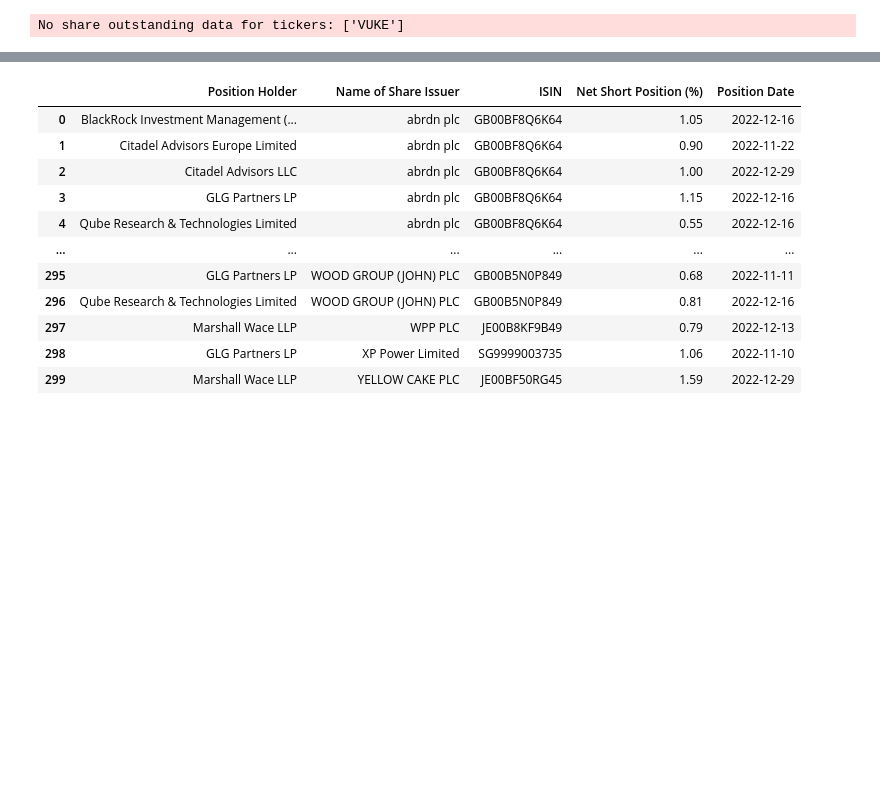
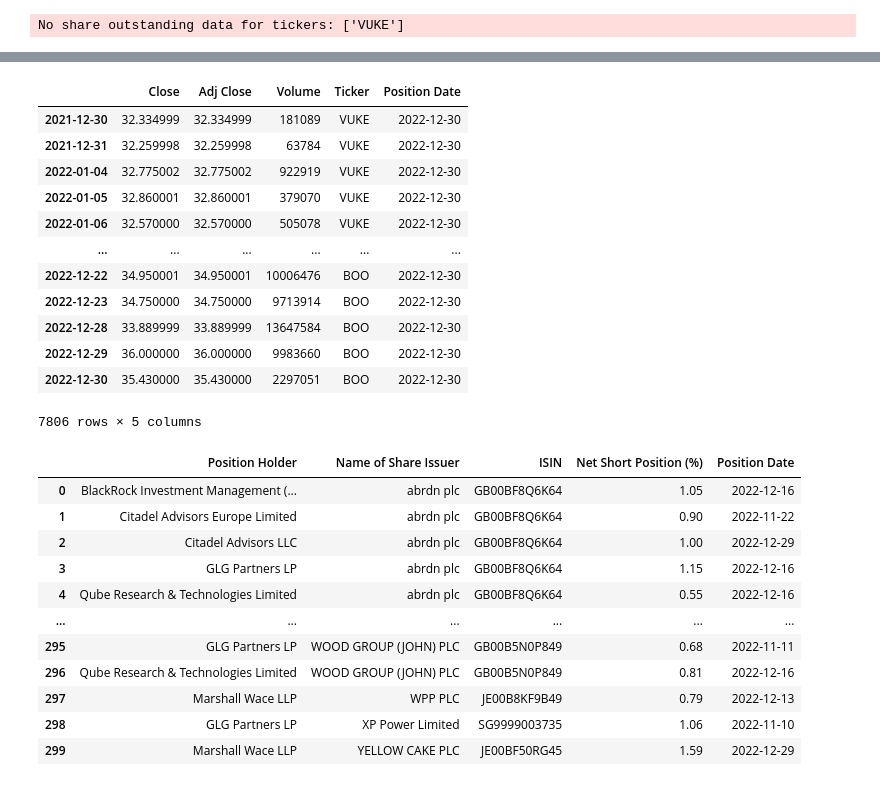
Before and after one commit to nikulpatel3141/UK-Short-Tracker, a Jupyter notebook: Notebooks/process_scripting.ipynb, the cells around one changed output, grey strips where cells are left out. Saved outputs shown, nothing was run; the diff lists cells and outputs as text; code cells hidden in the pictures; blank space fills up the shorter version.

Commit message:
backup progress; start writing final script for data collection + processing

```diff
--- a/Notebooks/process_scripting.ipynb
+++ b/Notebooks/process_scripting.ipynb
@@ -70,5 +73,5 @@ tickers[:5]
 # %%
-query_start = datetime.today().date() - timedelta(days=365)
+query_start = datetime.today().date() - timedelta(days=50)
 
 mkt_data = {tkr: query_mkt_data(qry_tkr, query_start) for tkr, qry_tkr in ticker_map.items()}
 quotes = {tkr: query_quotes(qry_tkr) for tkr, qry_tkr in ticker_map.items()}
@@ -104,3 +110,19 @@ mkt_data_df
+# %%
+mkt_data_df.assign(**{DATE_COL: rept_date})
+# %% [output]
+|  | Close | Adj Close | Volume | Ticker | Position Date |
+| 2021-12-30 | 32.334999 | 32.334999 | 181089 | VUKE | 2022-12-30 |
+| 2021-12-31 | 32.259998 | 32.259998 | 63784 | VUKE | 2022-12-30 |
+| 2022-01-04 | 32.775002 | 32.775002 | 922919 | VUKE | 2022-12-30 |
+| 2022-01-05 | 32.860001 | 32.860001 | 379070 | VUKE | 2022-12-30 |
+| 2022-01-06 | 32.570000 | 32.570000 | 505078 | VUKE | 2022-12-30 |
+| ... | ... | ... | ... | ... | ... |
+| 2022-12-22 | 34.950001 | 34.950001 | 10006476 | BOO | 2022-12-30 |
+| 2022-12-23 | 34.750000 | 34.750000 | 9713914 | BOO | 2022-12-30 |
+| 2022-12-28 | 33.889999 | 33.889999 | 13647584 | BOO | 2022-12-30 |
+| 2022-12-29 | 36.000000 | 36.000000 | 9983660 | BOO | 2022-12-30 |
+| 2022-12-30 | 35.430000 | 35.430000 | 2297051 | BOO | 2022-12-30 |
+7806 rows × 5 columns
 # %%
 cur_discl
 # %% [output]
```
Also changed, not shown: parts of 15 cells of this notebook, 10 other files.
